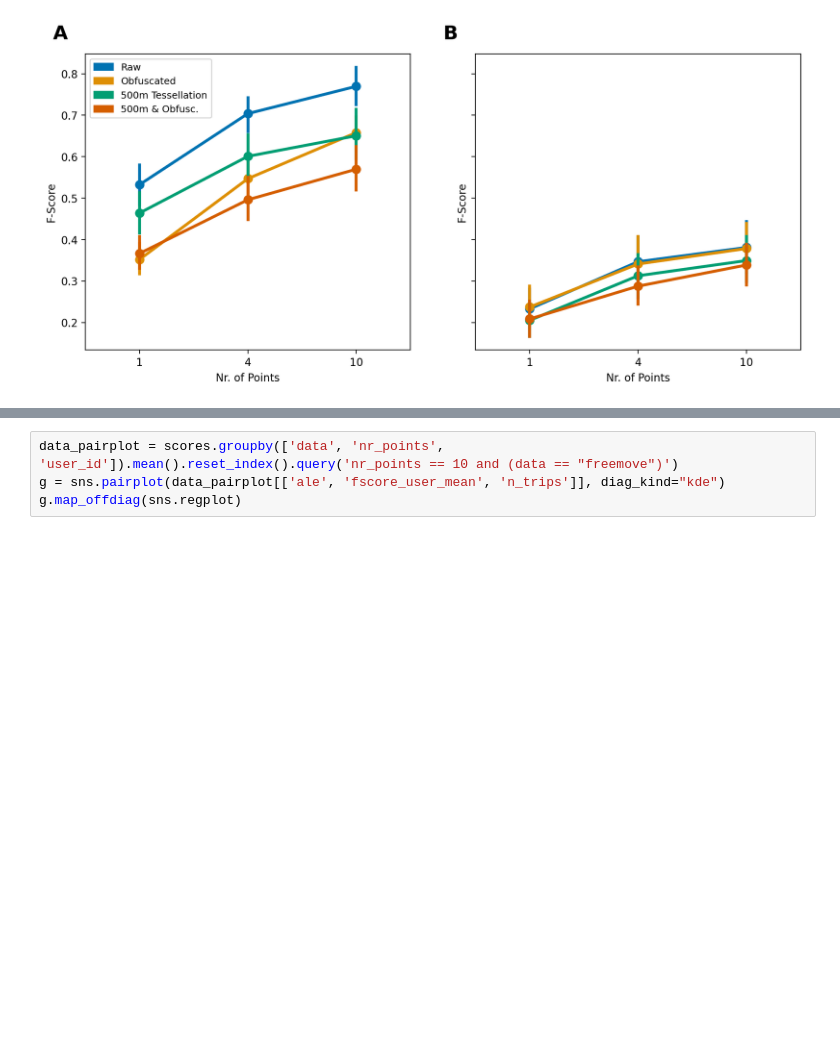
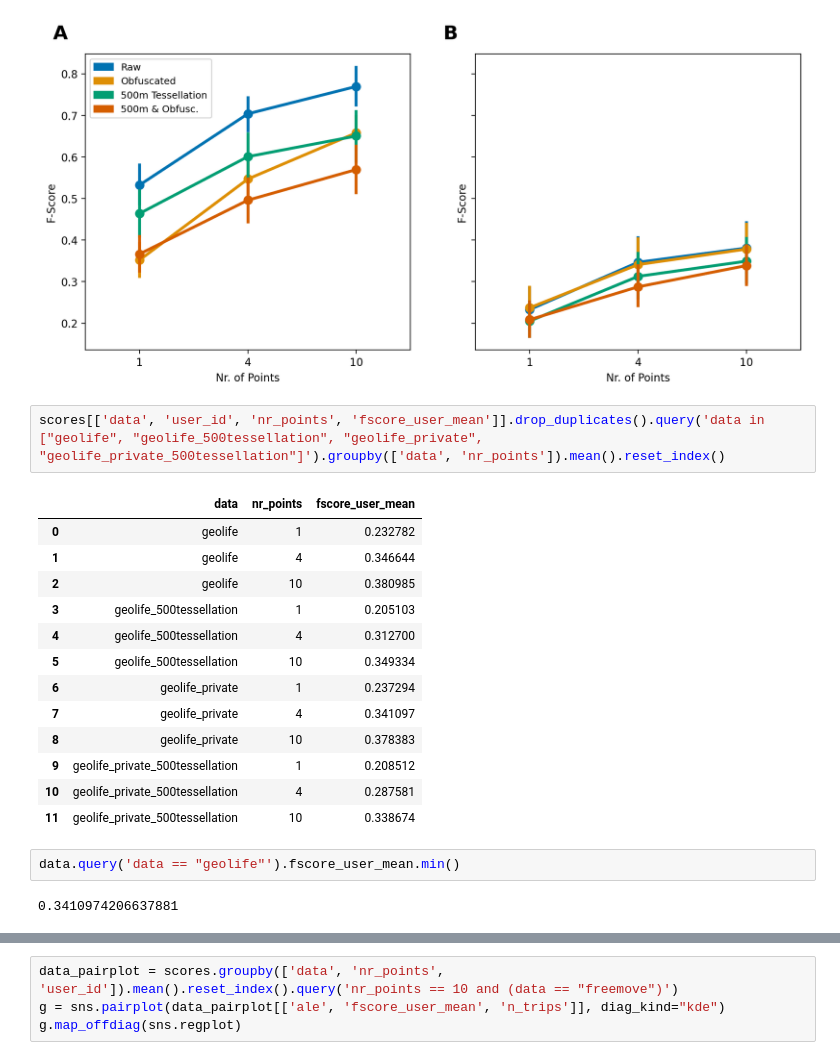
Before and after one commit to benediktstroebl/Master-Thesis, a Jupyter notebook: evaluation.ipynb, the cells around one changed output, grey strips where cells are left out. Drawn from its saved outputs; the diff is of its cells as text; blank space fills up the shorter version.

```diff
--- a/evaluation.ipynb
+++ b/evaluation.ipynb
@@ -254,3 +254,23 @@ for i, ax in enumerate([ax1, ax2]):
     ax.text(-0.1, 1.1, chr(65+i), transform=ax.transAxes, fontsize=18, fontweight='bold', ha='left', va='top')
 # %% [output]
 [figure]
+# %%
+scores[['data', 'user_id', 'nr_points', 'fscore_user_mean']].drop_duplicates().query('data in ["geolife", "geolife_500tessellation", "geolife_private", "geolife_private_500tessellation"]').groupby(['data', 'nr_points']).mean().reset_index()
+# %% [output]
+|  | data | nr_points | fscore_user_mean |
+| 0 | geolife | 1 | 0.232782 |
+| 1 | geolife | 4 | 0.346644 |
+| 2 | geolife | 10 | 0.380985 |
+| 3 | geolife_500tessellation | 1 | 0.205103 |
+| 4 | geolife_500tessellation | 4 | 0.312700 |
+| 5 | geolife_500tessellation | 10 | 0.349334 |
+| 6 | geolife_private | 1 | 0.237294 |
+| 7 | geolife_private | 4 | 0.341097 |
+| 8 | geolife_private | 10 | 0.378383 |
+| 9 | geolife_private_500tessellation | 1 | 0.208512 |
+| 10 | geolife_private_500tessellation | 4 | 0.287581 |
+| 11 | geolife_private_500tessellation | 10 | 0.338674 |
+# %%
+data.query('data == "geolife"').fscore_user_mean.min()
+# %% [output]
+0.3410974206637881
```
Also changed, not shown: parts of 5 cells of this notebook.
